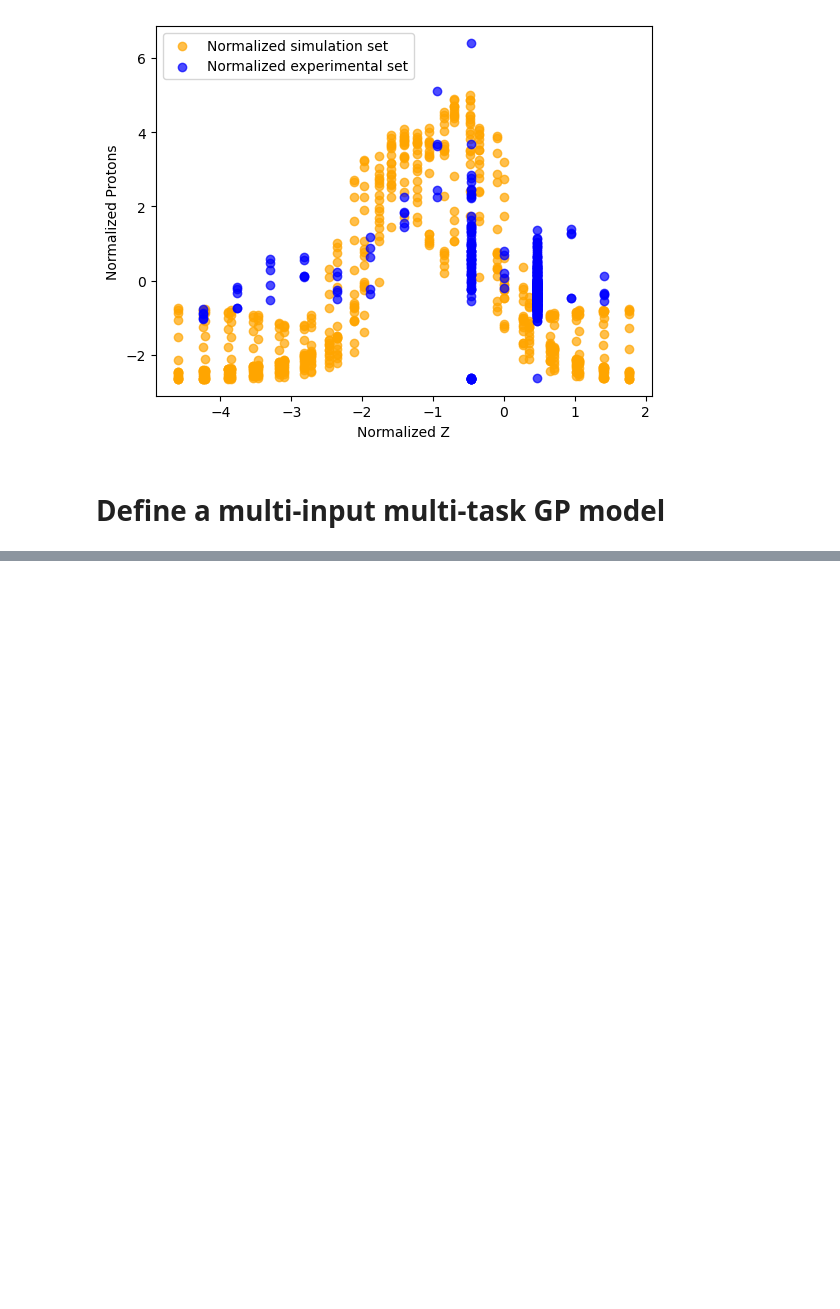
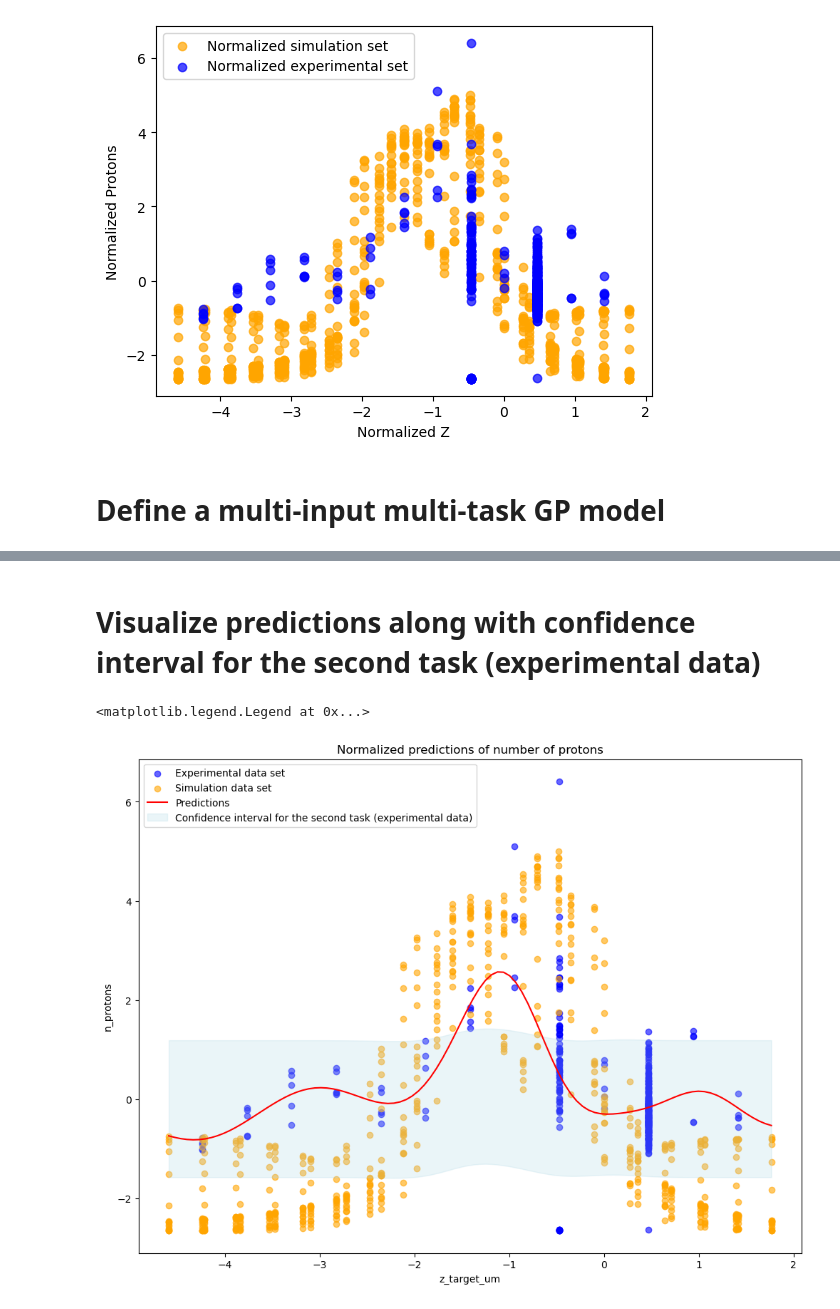
Before and after one commit to BLAST-AI-ML/synapse, a Jupyter notebook: ml/GP_training/MultiTaskGP_training.ipynb, the cells around one changed output, grey strips where cells are left out. Cells and saved outputs as stored; diff of their text form; code cells hidden in the pictures; blank space fills up the shorter version.

```diff
--- a/ml/GP_training/MultiTaskGP_training.ipynb
+++ b/ml/GP_training/MultiTaskGP_training.ipynb
@@ -274,0 +284,19 @@ plt.legend()
+# %% [markdown]
+# Visualize predictions along with confidence interval for the second task (experimental data)
+# %%
+fig, ax = plt.subplots(figsize=(12,9))
+
+ax.scatter(z_exp, protons_exp, label='Experimental data set', alpha=0.6, color = 'blue')
+ax.scatter(z_sim, protons_sim, label='Simulation data set', alpha=0.6, color = 'orange')
+
+plt.plot(z_test_array.numpy(),predictions.mean[:,1].detach().numpy(), label='Predictions', c='r' )
+plt.fill_between(z_test_array.numpy().flatten(), lower_bound_exp, upper_bound_exp, color='lightblue', alpha=0.25, label='Confidence interval for the second task (experimental data)')
+
+plt.title("Normalized predictions of number of protons")
+plt.xlabel('z_target_um')
+plt.ylabel('n_protons')
+plt.savefig('./' + 'n_protons_predictions_split_zval__' + '.png')
+plt.legend()
+# %% [output]
+<matplotlib.legend.Legend at 0x...>
+[figure, added]
```
Also changed, not shown: parts of 5 cells of this notebook.
